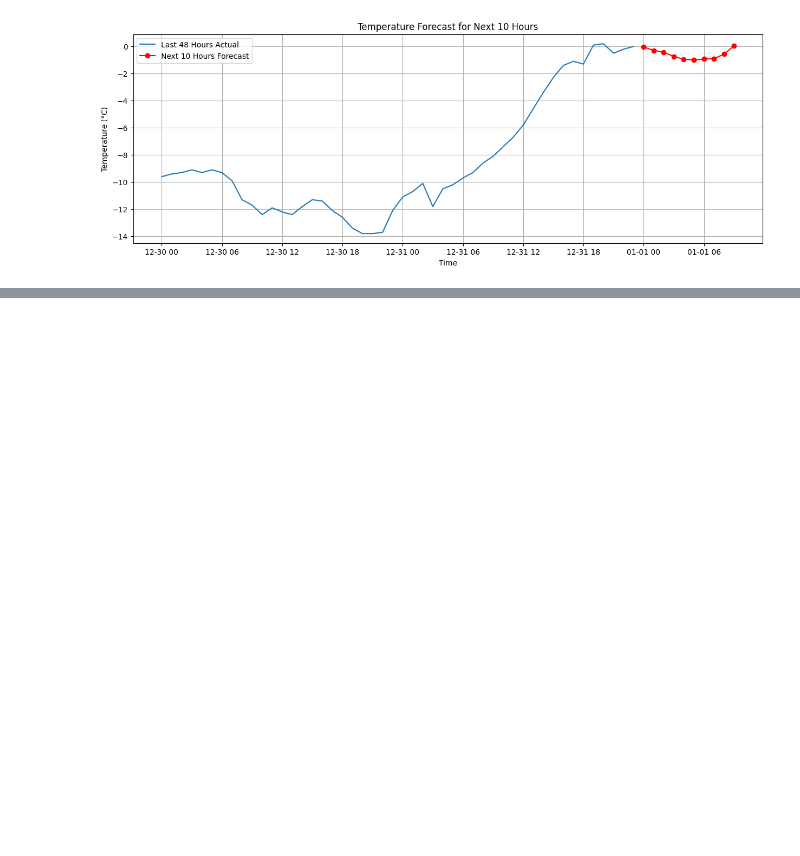
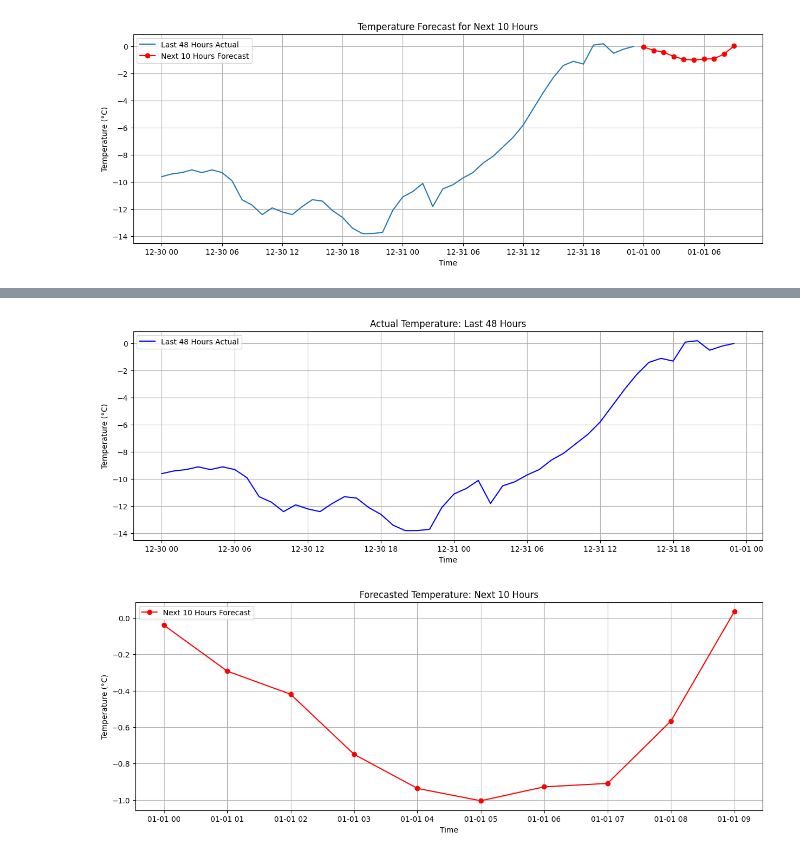
Before and after one commit to Visa110804/Time-series-forecasting, a Jupyter notebook: Time_series_forrecast.ipynb, the cells around one changed output, grey strips where cells are left out. Cells and saved outputs as stored; diff of their text form; code cells hidden in the pictures; blank space fills up the shorter version.

```diff
--- a/Time_series_forrecast.ipynb
+++ b/Time_series_forrecast.ipynb
@@ -184,3 +184,62 @@ plt.show()
 2013-01-01 09:00:00    0.035153
 Freq: h, dtype: float64
 [figure]
+# %%
+import pandas as pd
+import numpy as np
+import matplotlib.pyplot as plt
+from statsmodels.tsa.statespace.sarimax import SARIMAX
+
+# Load data
+df = pd.read_csv('Weather_Data.csv')
+
+# Parse datetime and set index
+df['Date/Time'] = pd.to_datetime(df['Date/Time'])
+df.set_index('Date/Time', inplace=True)
+
+# Fill missing values
+df = df.fillna(method='ffill')
+
+# Use temperature column
+temperature = df['Temp_C']
+
+# Fit SARIMAX model on full data
+model = SARIMAX(temperature, order=(1,1,1), seasonal_order=(1,1,1,24))
+model_fit = model.fit(disp=False)
+
+# Forecast next 10 hours
+n_steps = 10
+start = len(temperature)
+end = start + n_steps - 1
+
+forecast = model_fit.predict(start=start, end=end)
+
+# Create datetime index for forecast
+last_datetime = temperature.index[-1]
+forecast_index = pd.date_range(start=last_datetime + pd.Timedelta(hours=1), periods=n_steps, freq='H')
+forecast_series = pd.Series(forecast.values, index=forecast_index)
+
+# Print the forecast
+print("📈 Forecast for the next 10 hours:")
+print(forecast_series)
+
+# === Plot 1: Actual temperature for last 48 hours ===
+plt.figure(figsize=(15, 5))
+plt.plot(temperature[-48:], label='Last 48 Hours Actual', color='blue')
+plt.title("Actual Temperature: Last 48 Hours")
+plt.xlabel("Time")
+plt.ylabel("Temperature (°C)")
+plt.grid(True)
+plt.legend()
+plt.show()
+
+# === Plot 2: Forecasted temperature for next 10 hours ===
+plt.figure(figsize=(15, 5))
+plt.plot(forecast_series, label='Next 10 Hours Forecast', color='red', marker='o')
+plt.title("Forecasted Temperature: Next 10 Hours")
+plt.xlabel("Time")
+plt.ylabel("Temperature (°C)")
+plt.grid(True)
+plt.legend()
+plt.show()
+# %% [output]
@@ -186,0 +258,2 @@ Freq: h, dtype: float64
+[figure, added]
+[figure, added]
```
Also changed, not shown: parts of 3 cells of this notebook.
